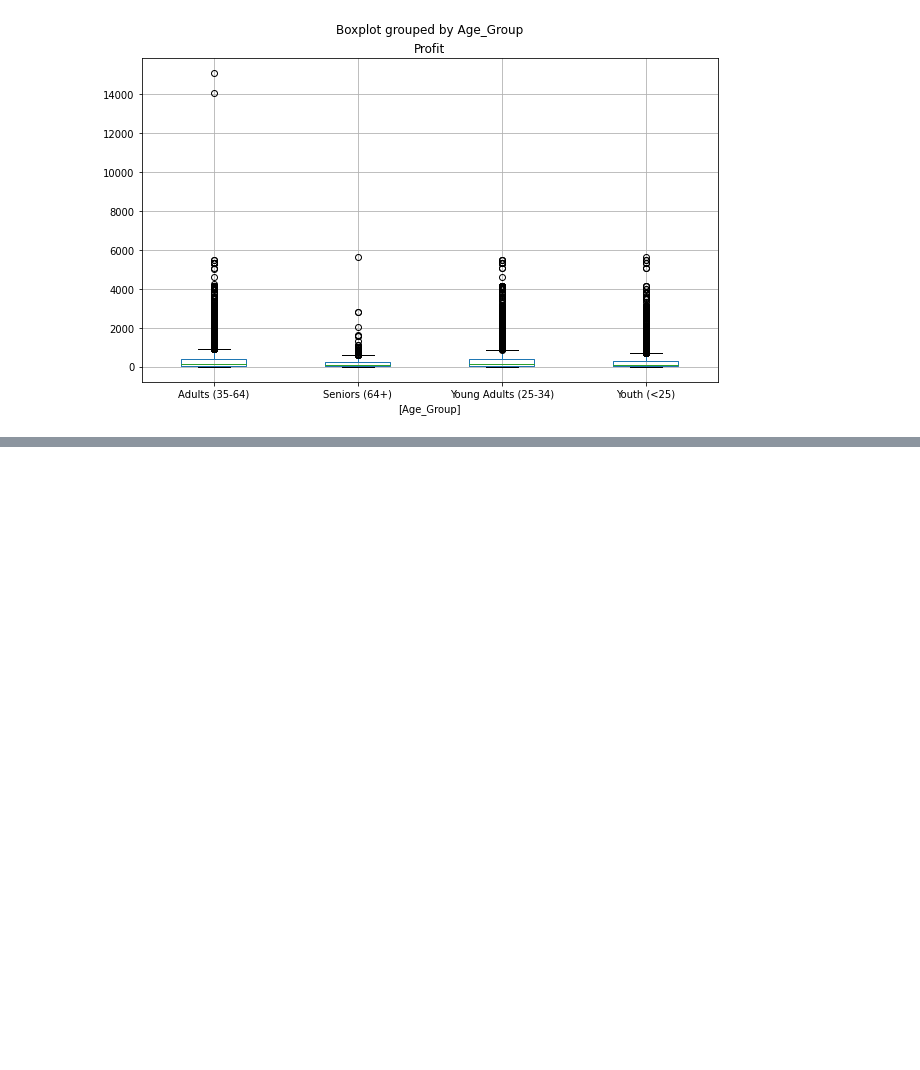
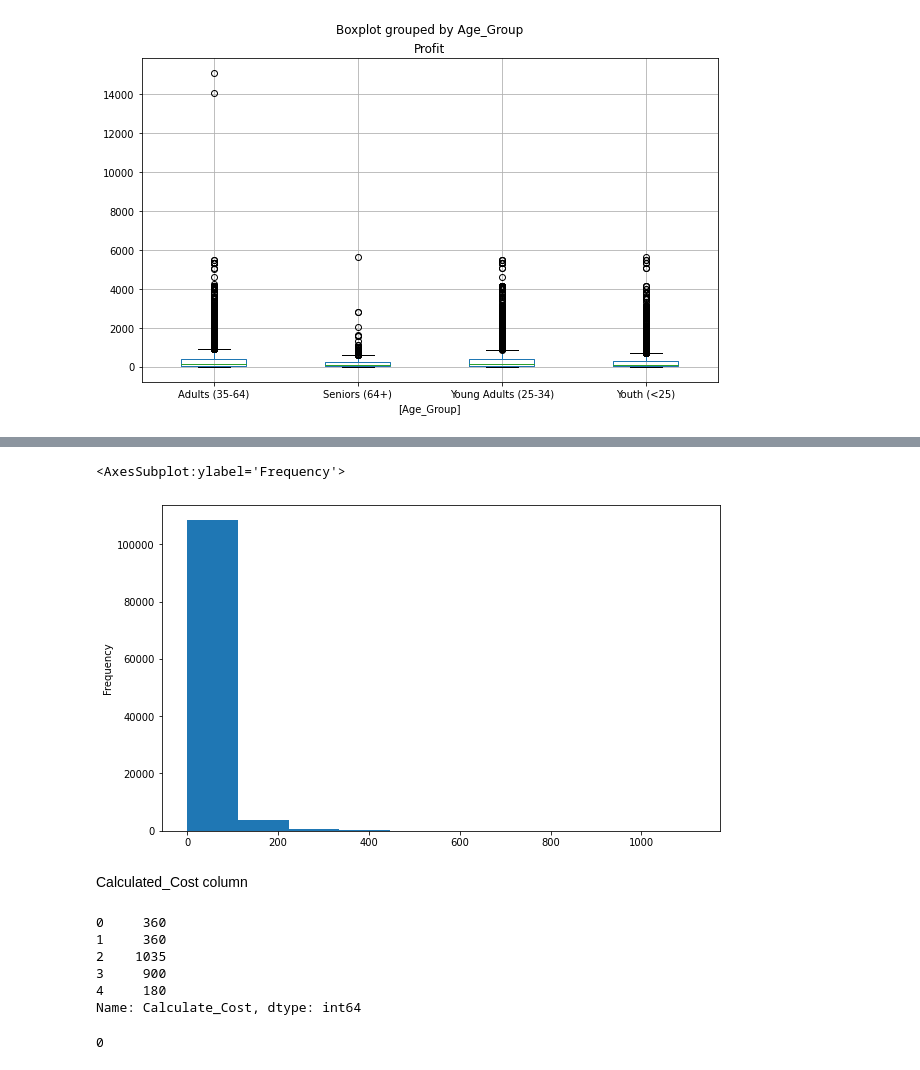
Before and after one commit to LesleyBonyo/Data-science, a Jupyter notebook: Jan_19_fcc.ipynb, the cells around one changed output, grey strips where cells are left out. Cells and saved outputs as stored; diff of their text form; code cells hidden in the pictures; blank space fills up the shorter version.

```diff
--- a/Jan_19_fcc.ipynb
+++ b/Jan_19_fcc.ipynb
@@ -198,0 +228,21 @@ dtype: object
+# %%
+mySales['Revenue_Per_Age'].plot(kind = 'hist', figsize=(10,6))
+# %% [output]
+<AxesSubplot:ylabel='Frequency'>
+[figure, added]
+# %% [markdown]
+Calculated_Cost column
+# %%
+mySales['Calculate_Cost'] = mySales['Order_Quantity'] * mySales['Unit_Cost']
+mySales['Calculate_Cost'].head()
+# %% [output]
+0     360
+1     360
+2    1035
+3     900
+4     180
+Name: Calculate_Cost, dtype: int64
+# %%
+(mySales['Calculate_Cost'] != mySales['Cost']).sum()
+# %% [output]
+0
```
Also changed, not shown: parts of 20 cells of this notebook.
